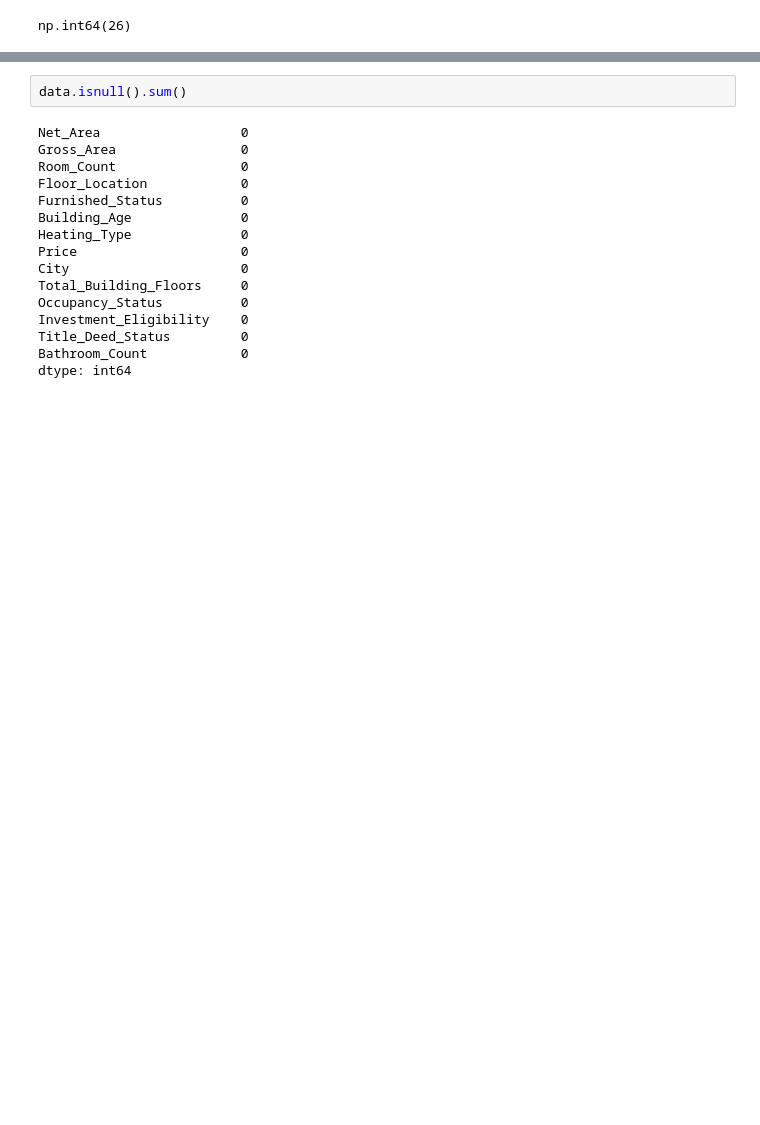
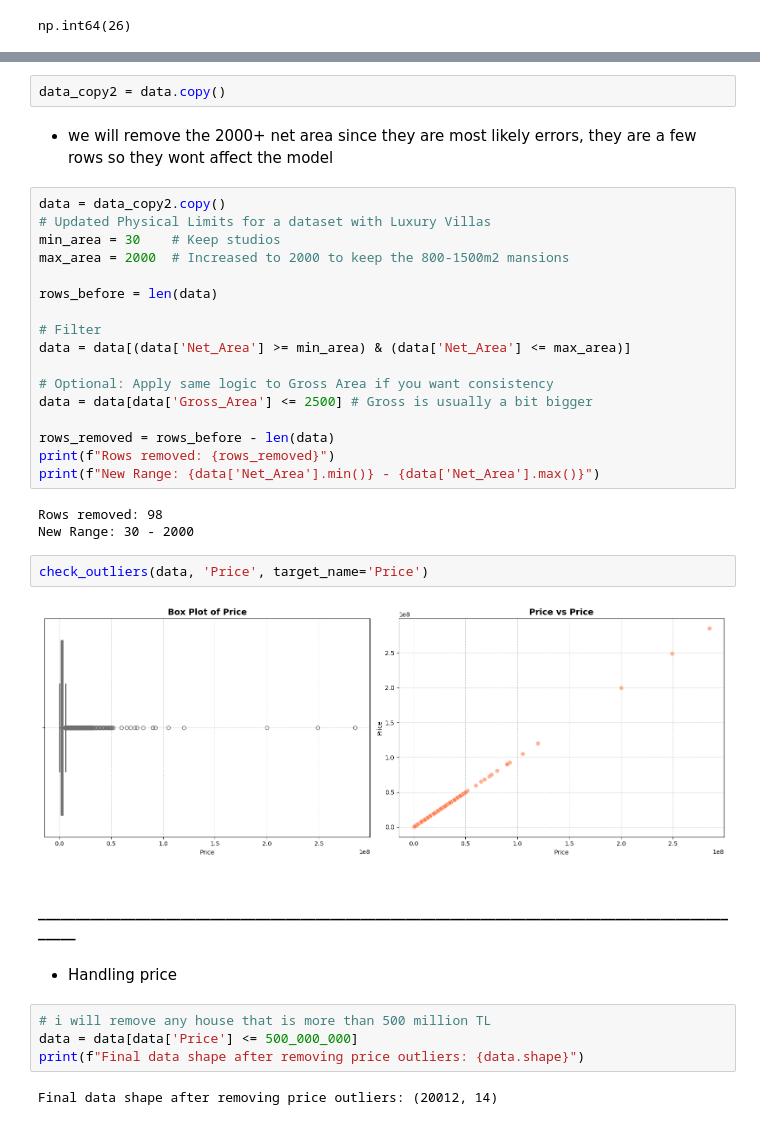
Before and after one commit to layananes/End-to-End-Turkiye-House-Price-Prediction-Project, a Jupyter notebook: Data_cleaning.ipynb, the cells around one changed output, grey strips where cells are left out. Cells and saved outputs as stored; diff of their text form; blank space fills up the shorter version.

Commit message:
Data_cleaned Completed and ready for EDA

```diff
--- a/Data_cleaning.ipynb
+++ b/Data_cleaning.ipynb
@@ -763,21 +765,41 @@ data[ (data["Net_Area"] > 2000)]
 | 18153 | 4590 | 4600.0 | 10.0 | 1.Kat | Unknown | 11-15 | Kombi Doğalgaz | ... |
 | 18471 | 2999 | 3000.0 | 5.0 | 2.Kat | Unknown | 0 (Yeni) | Merkezi Doğalgaz | ... |
 | 18849 | 2969 | 2970.0 | 2.0 | 2.Kat | Boş | 0 (Yeni) | Sobalı | ... |
-# %%
-data.isnull().sum()
-# %% [output]
-Net_Area                  0
-Gross_Area                0
-Room_Count                0
-Floor_Location            0
-Furnished_Status          0
-Building_Age              0
-Heating_Type              0
-Price                     0
-City                      0
-Total_Building_Floors     0
-Occupancy_Status          0
-Investment_Eligibility    0
-Title_Deed_Status         0
-Bathroom_Count            0
-dtype: int64
+# %%
+data_copy2 = data.copy()
+# %% [markdown]
+* we will remove the 2000+ net area since they are most likely errors, they are a few rows so they wont affect the model
+# %%
+data = data_copy2.copy()
+# Updated Physical Limits for a dataset with Luxury Villas
+min_area = 30    # Keep studios
+max_area = 2000  # Increased to 2000 to keep the 800-1500m2 mansions
+
+rows_before = len(data)
+
+# Filter
+data = data[(data['Net_Area'] >= min_area) & (data['Net_Area'] <= max_area)]
+
+# Optional: Apply same logic to Gross Area if you want consistency
+data = data[data['Gross_Area'] <= 2500] # Gross is usually a bit bigger
+
+rows_removed = rows_before - len(data)
+print(f"Rows removed: {rows_removed}")
+print(f"New Range: {data['Net_Area'].min()} - {data['Net_Area'].max()}")
+# %% [output]
+Rows removed: 98
+New Range: 30 - 2000
+# %%
+check_outliers(data, 'Price', target_name='Price')
+# %% [output]
+[figure, added]
+# %% [markdown]
+#### **_________________________________________________________________________________________________**
+# %% [markdown]
+- Handling price
+# %%
+# i will remove any house that is more than 500 million TL
+data = data[data['Price'] <= 500_000_000]
+print(f"Final data shape after removing price outliers: {data.shape}")
+# %% [output]
+Final data shape after removing price outliers: (20012, 14)
```
Also changed, not shown: parts of 9 cells of this notebook.
